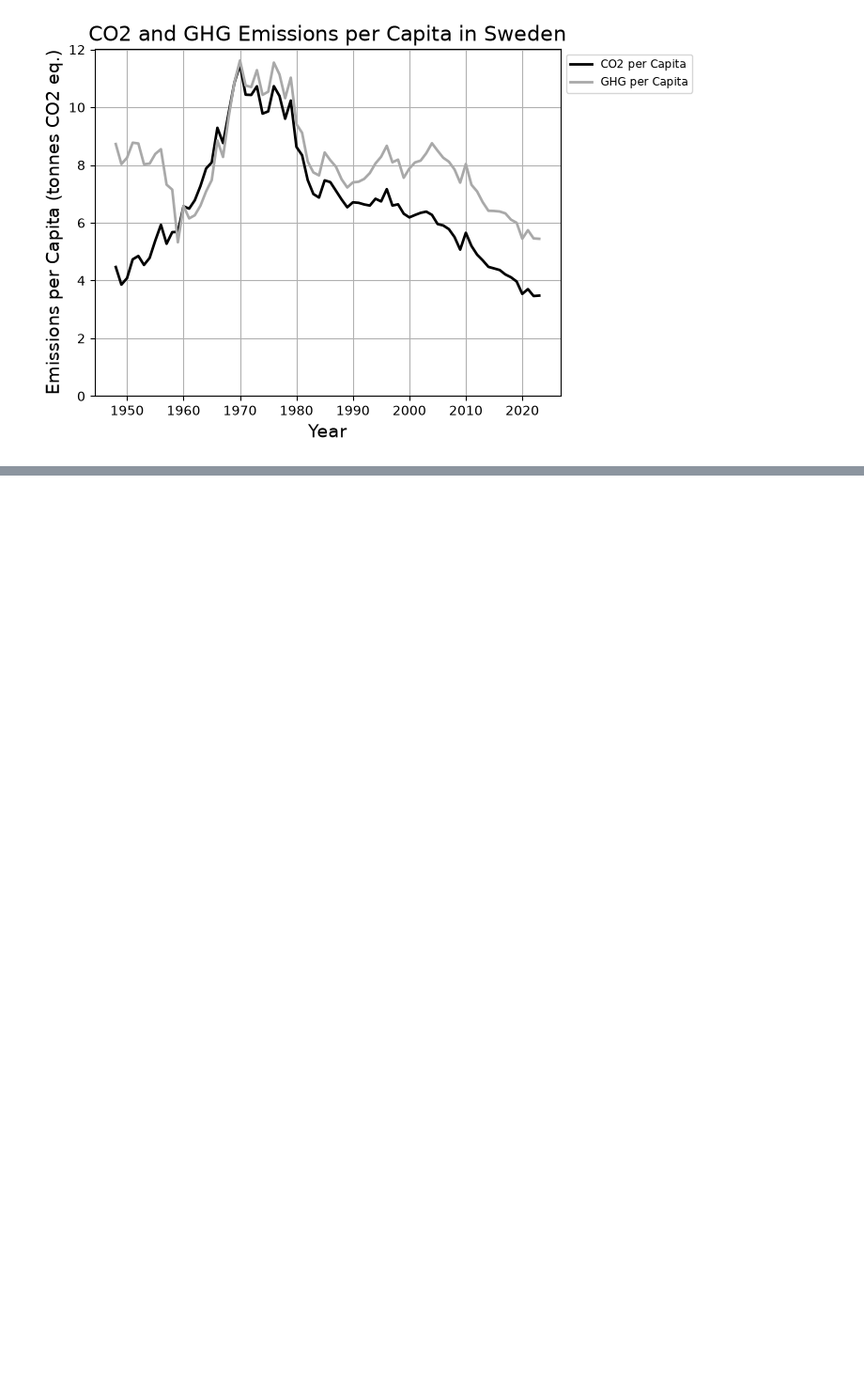
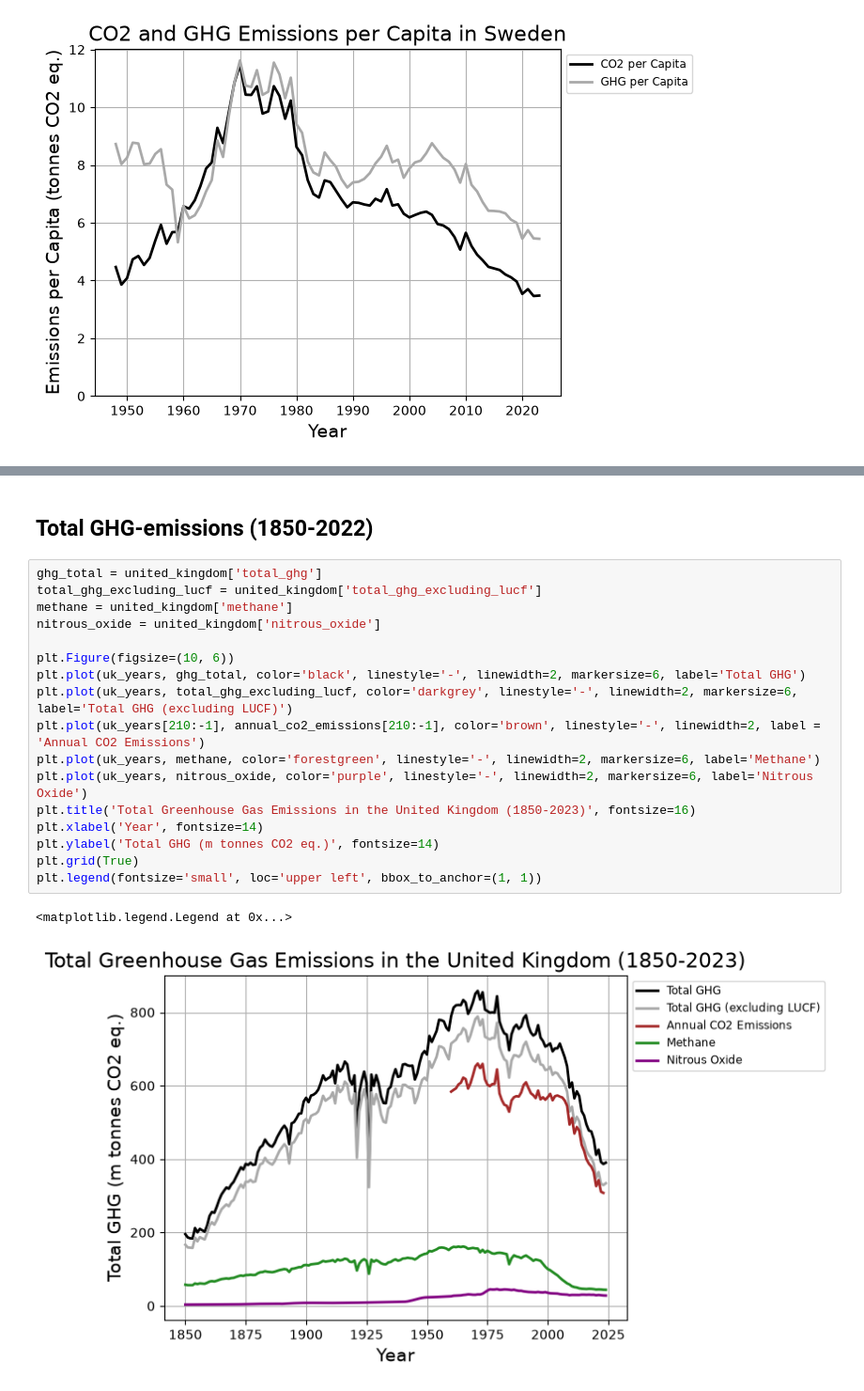
Before and after one commit to Oyvind-Aas/co2-data, a Jupyter notebook: CO2_Explorer.ipynb, the cells around one changed output, grey strips where cells are left out. Shown at 94% size. Drawn from its saved outputs; the diff is of its cells as text; blank space fills up the shorter version.

```diff
--- a/CO2_Explorer.ipynb
+++ b/CO2_Explorer.ipynb
@@ -174,0 +219,22 @@ plt.legend(fontsize='small', loc='upper left', bbox_to_anchor=(1, 1))
+# %% [markdown]
+## Total GHG-emissions (1850-2022)
+# %%
+ghg_total = united_kingdom['total_ghg']
+total_ghg_excluding_lucf = united_kingdom['total_ghg_excluding_lucf']
+methane = united_kingdom['methane']
+nitrous_oxide = united_kingdom['nitrous_oxide']
+
+plt.Figure(figsize=(10, 6))
+plt.plot(uk_years, ghg_total, color='black', linestyle='-', linewidth=2, markersize=6, label='Total GHG')
+plt.plot(uk_years, total_ghg_excluding_lucf, color='darkgrey', linestyle='-', linewidth=2, markersize=6, label='Total GHG (excluding LUCF)')
+plt.plot(uk_years[210:-1], annual_co2_emissions[210:-1], color='brown', linestyle='-', linewidth=2, label = 'Annual CO2 Emissions')
+plt.plot(uk_years, methane, color='forestgreen', linestyle='-', linewidth=2, markersize=6, label='Methane')
+plt.plot(uk_years, nitrous_oxide, color='purple', linestyle='-', linewidth=2, markersize=6, label='Nitrous Oxide')
+plt.title('Total Greenhouse Gas Emissions in the United Kingdom (1850-2023)', fontsize=16)
+plt.xlabel('Year', fontsize=14)
+plt.ylabel('Total GHG (m tonnes CO2 eq.)', fontsize=14)
+plt.grid(True)
+plt.legend(fontsize='small', loc='upper left', bbox_to_anchor=(1, 1))
+# %% [output]
+<matplotlib.legend.Legend at 0x...>
+[figure, added]
```
Also changed, not shown: parts of 11 cells of this notebook.
